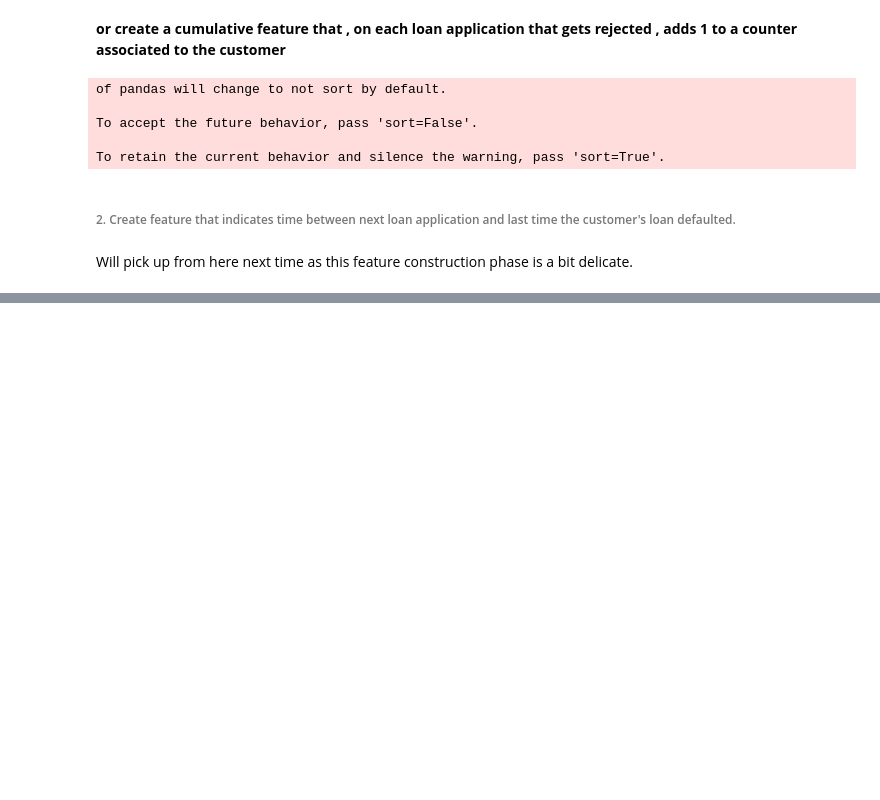
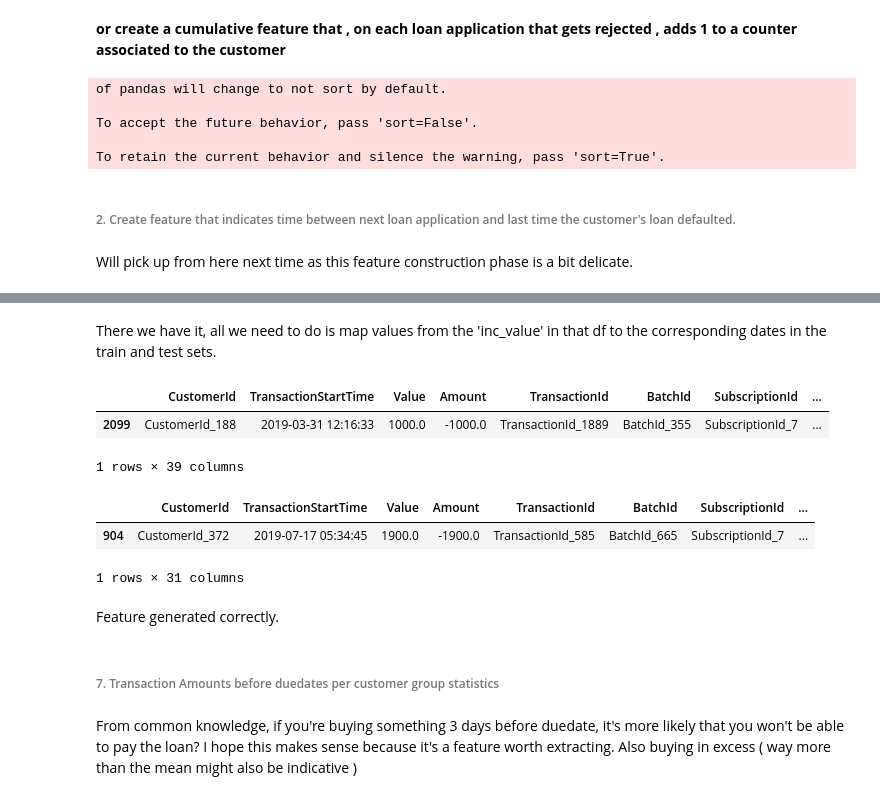
Before and after one commit to blenzus/StandardBankLoanDefault, a Jupyter notebook: Standard_Bank_EDA.ipynb, the cells around one changed output, grey strips where cells are left out. Saved outputs shown, nothing was run; the diff lists cells and outputs as text; code cells hidden in the pictures; blank space fills up the shorter version.

```diff
--- a/Standard_Bank_EDA.ipynb
+++ b/Standard_Bank_EDA.ipynb
@@ -476,0 +564,9 @@ Will pick up from here next time as this feature construction phase is a bit del
+# %%
+from datetime import date
+datemin = date(2018,9,21)
+datemax= date(2019,7,17)
+(datemax-datemin).days
+# %%
+datesinc=pd.DataFrame(columns=['date','inc_value'])
+datesinc.loc[0,'inc_value']=1
+datesinc.loc[0,'date']=datemin
@@ -476,0 +575,27 @@ Will pick up from here next time as this feature construction phase is a bit del
+# %%
+for i in range(2,301):
+    datesinc.loc[i-1,'inc_value']=i
+    datesinc.loc[i-1,'date']=datemin + timedelta(days=i-1)
+# %% [markdown]
+There we have it, all we need to do is map values from the 'inc_value' in that df to the corresponding dates in the train and test sets.
+# %%
+train['inc_value_date']=train.TransactionStartTime.dt.date.map(datesinc.set_index('date').inc_value)
+test['inc_value_date']=test.TransactionStartTime.dt.date.map(datesinc.set_index('date').inc_value)
+# %%
+train.tail(1)
+# %% [output]
+|  | CustomerId | TransactionStartTime | Value | Amount | TransactionId | BatchId | SubscriptionId | ... |
+| 2099 | CustomerId_188 | 2019-03-31 12:16:33 | 1000.0 | -1000.0 | TransactionId_1889 | BatchId_355 | SubscriptionId_7 | ... |
+1 rows × 39 columns
+# %%
+test.tail(1)
+# %% [output]
+|  | CustomerId | TransactionStartTime | Value | Amount | TransactionId | BatchId | SubscriptionId | ... |
+| 904 | CustomerId_372 | 2019-07-17 05:34:45 | 1900.0 | -1900.0 | TransactionId_585 | BatchId_665 | SubscriptionId_7 | ... |
+1 rows × 31 columns
+# %% [markdown]
+Feature generated correctly.
+# %% [markdown]
+###### 7. Transaction Amounts before duedates per customer group statistics
+# %% [markdown]
+From common knowledge, if you're buying something 3 days before duedate, it's more likely that you won't be able to pay the loan? I hope this makes sense because it's a feature worth extracting. Also buying in excess ( way more than the mean might also be indicative )
```
Also changed, not shown: parts of 29 cells of this notebook.
